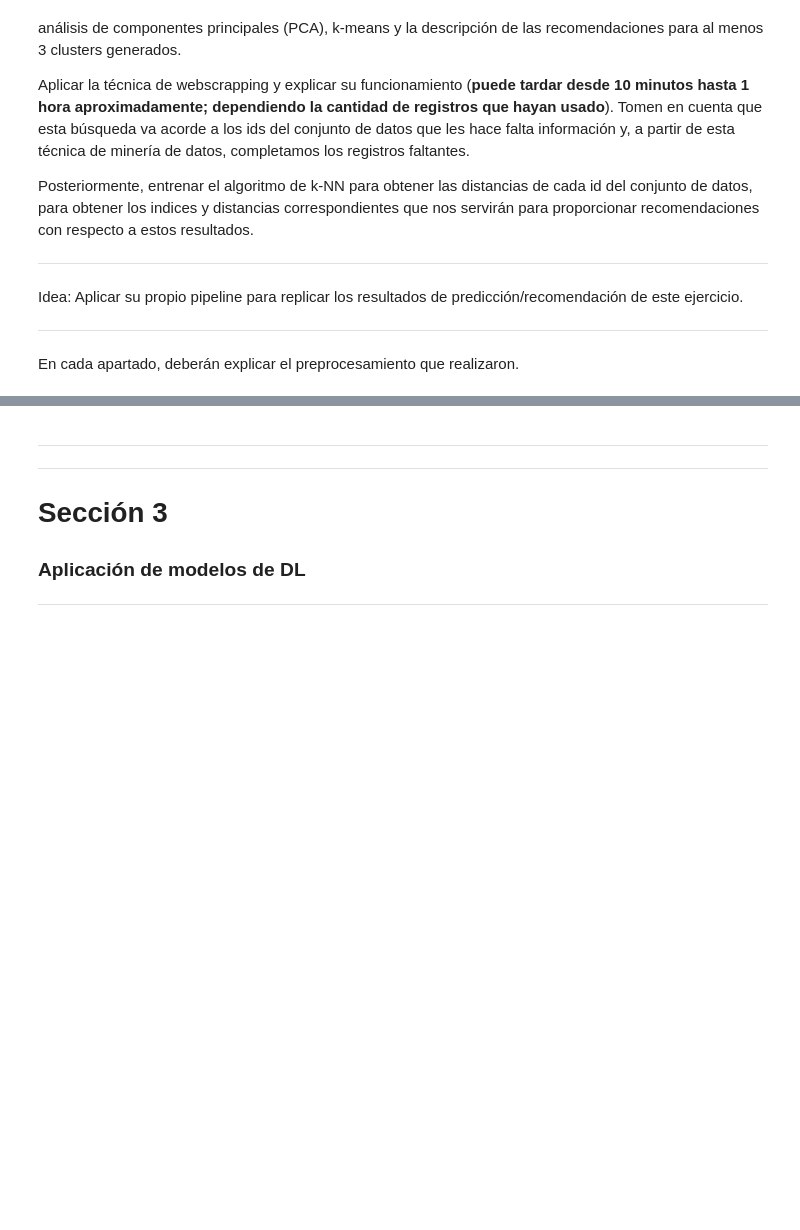
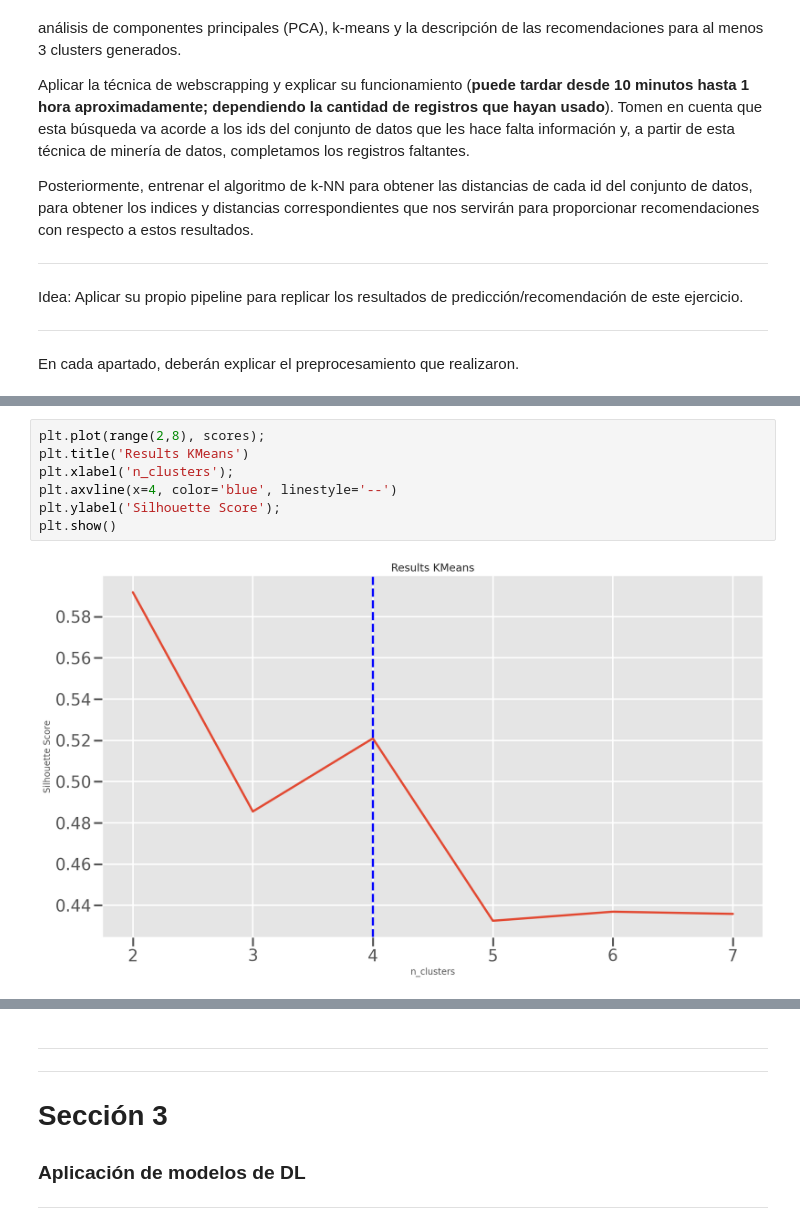
Before and after one commit to fax117/machine_learning_practices, a Jupyter notebook: examenes/Examen_Parcial_2_ML.ipynb, the cells around one changed output, grey strips where cells are left out. Drawn from its saved outputs; the diff is of its cells as text; blank space fills up the shorter version.

```diff
--- a/examenes/Examen_Parcial_2_ML.ipynb
+++ b/examenes/Examen_Parcial_2_ML.ipynb
@@ -610,0 +710,9 @@ En cada apartado, deberán explicar el preprocesamiento que realizaron.
+# %%
+plt.plot(range(2,8), scores);
+plt.title('Results KMeans')
+plt.xlabel('n_clusters');
+plt.axvline(x=4, color='blue', linestyle='--')
+plt.ylabel('Silhouette Score');
+plt.show()
+# %% [output]
+[figure, added]
```
Also changed, not shown: parts of 95 cells of this notebook.
